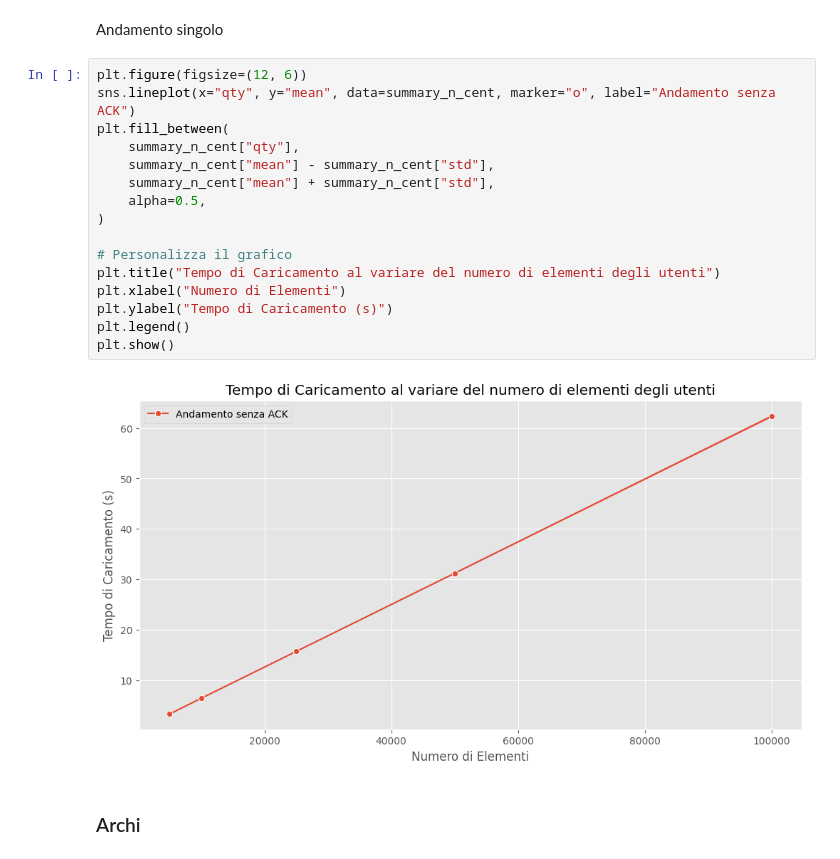
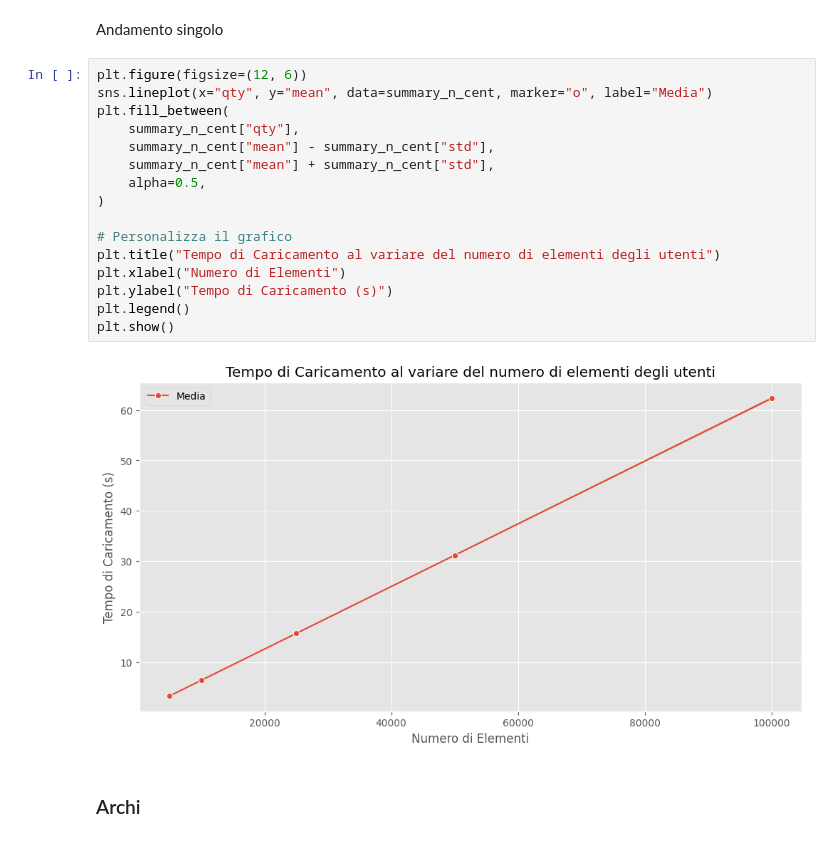
Before and after one commit to TommasoFerrario18/GraphDB, a Jupyter notebook: code/visualization.ipynb, the cells around one changed output. Saved outputs shown, nothing was run; the diff lists cells and outputs as text.

```diff
--- a/code/visualization.ipynb
+++ b/code/visualization.ipynb
@@ -144,22 +144,22 @@ plt.show()
 Andamento singolo
 # %%
 plt.figure(figsize=(12, 6))
-sns.lineplot(x="qty", y="mean", data=summary_n_cent, marker="o", label="Andamento senza ACK")
+sns.lineplot(x="qty", y="mean", data=summary_n_cent, marker="o", label="Media")
 plt.fill_between(
     summary_n_cent["qty"],
     summary_n_cent["mean"] - summary_n_cent["std"],
     summary_n_cent["mean"] + summary_n_cent["std"],
     alpha=0.5,
 )
 
 # Personalizza il grafico
 plt.title("Tempo di Caricamento al variare del numero di elementi degli utenti")
 plt.xlabel("Numero di Elementi")
 plt.ylabel("Tempo di Caricamento (s)")
 plt.legend()
 plt.show()
 # %% [output]
-[figure, old version]
+[figure, new version]
 # %% [markdown]
 ### Archi
 # %%
```
Also changed, not shown: parts of 2 cells of this notebook, 3 other files.
